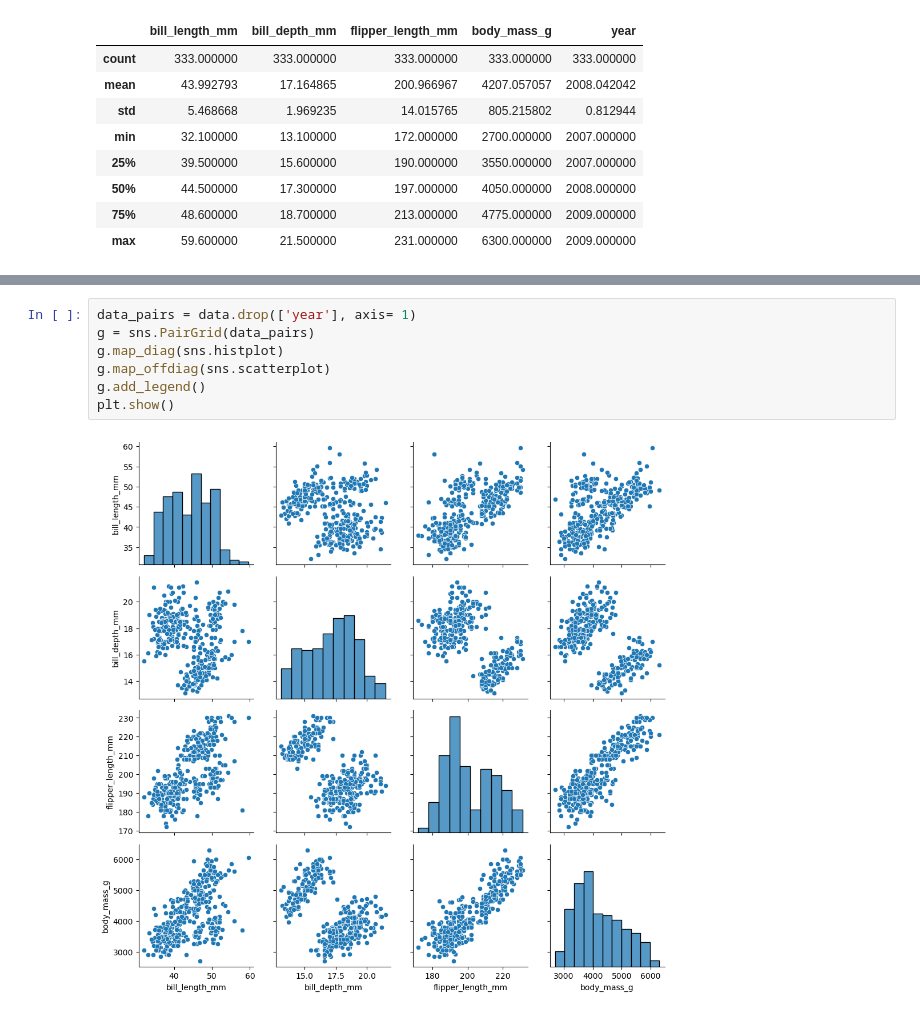
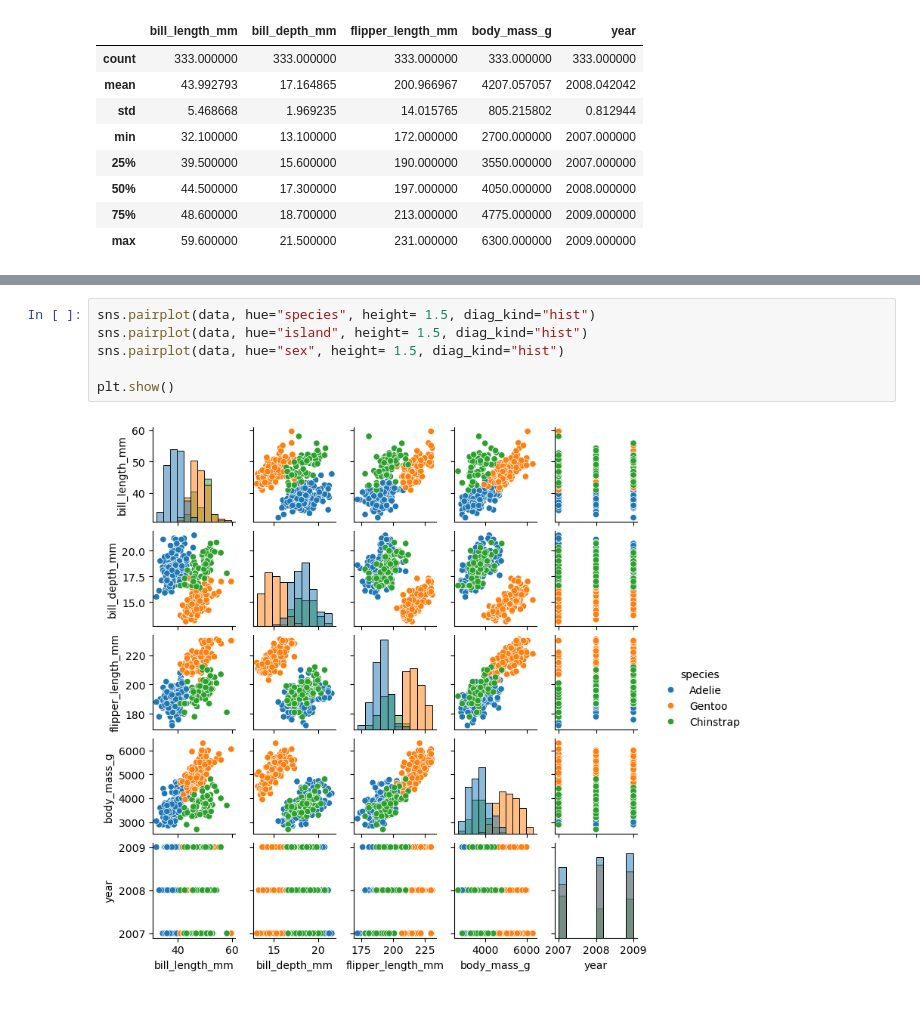
Before and after one commit to salvnetto/analise-regressao, a Jupyter notebook: prov.ipynb, the cells around one changed output, grey strips where cells are left out. Cells and saved outputs as stored; diff of their text form.

```diff
--- a/prov.ipynb
+++ b/prov.ipynb
@@ -47,9 +36,8 @@ plt.show()
-# %%
-data_pairs = data.drop(['year'], axis= 1)
-g = sns.PairGrid(data_pairs)
-g.map_diag(sns.histplot)
-g.map_offdiag(sns.scatterplot)
-g.add_legend()
-plt.show()
-# %% [output]
-[figure, removed]
+# %%
+sns.pairplot(data, hue="species", height= 1.5, diag_kind="hist")
+sns.pairplot(data, hue="island", height= 1.5, diag_kind="hist")
+sns.pairplot(data, hue="sex", height= 1.5, diag_kind="hist")
+
+plt.show()
+# %% [output]
+[figure, added]
```
Also changed, not shown: parts of 13 cells of this notebook, 1 other file.
